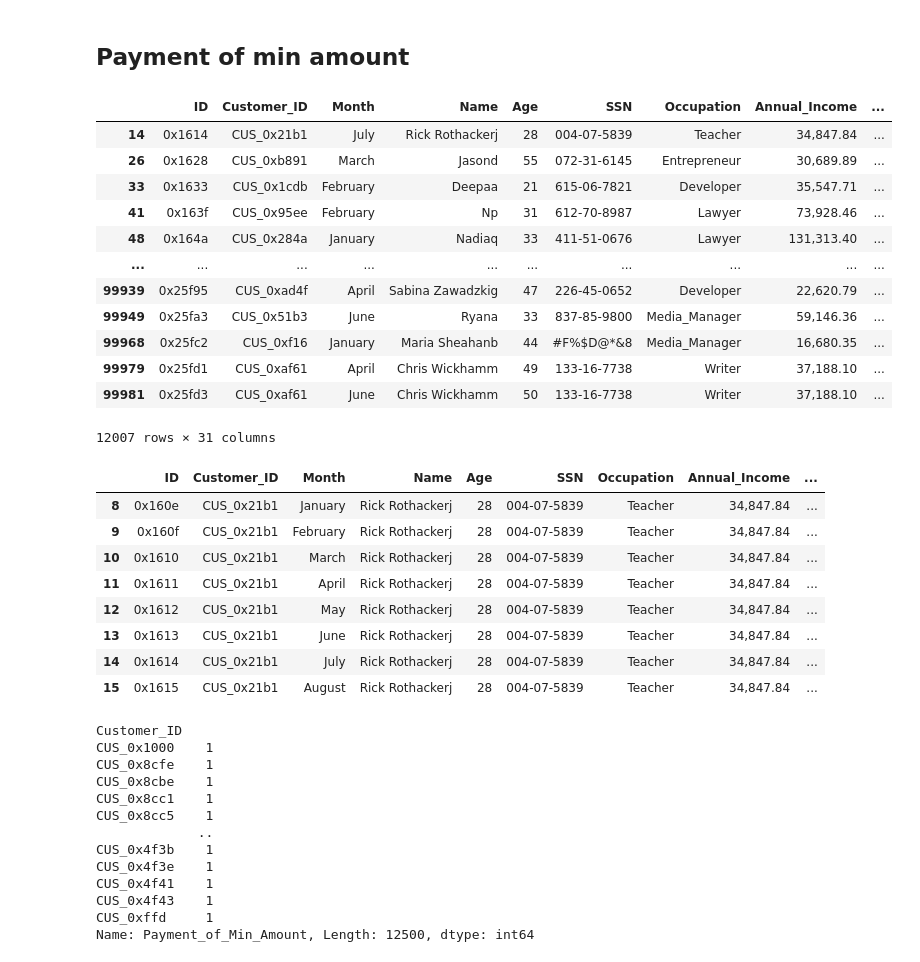
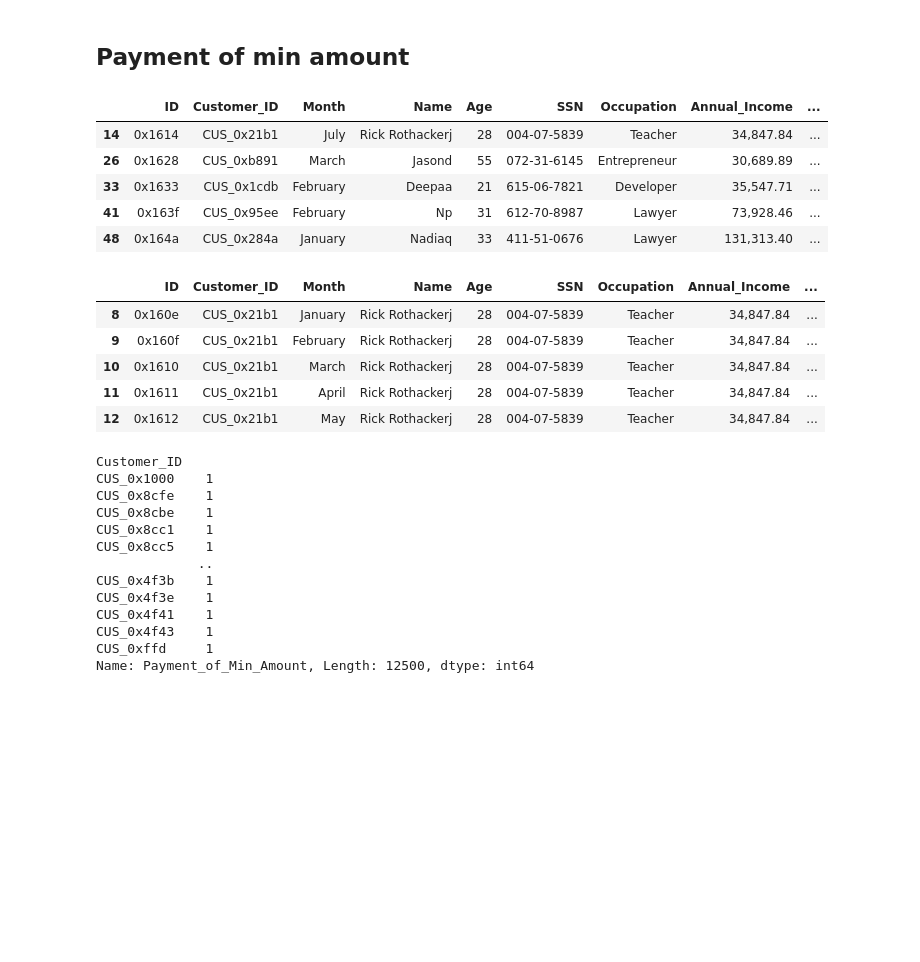
Before and after one commit to FerCorcuera/Credit-Score-Classification, a Jupyter notebook: notebooks/01_data_cleaning.ipynb, the cells around one changed output. Cells and saved outputs as stored; diff of their text form; code cells hidden in the pictures; blank space fills up the shorter version.

```diff
--- a/notebooks/01_data_cleaning.ipynb
+++ b/notebooks/01_data_cleaning.ipynb
@@ -109,0 +101,5 @@ memory usage: 21.4+ MB
+# %%
+train_df["Credit_History_Age"] = train_df["Credit_History_Age"].apply(
+    clean_credit_history
+)
+train_df["Credit_History_Age"].describe()
@@ -153,3 +194,5 @@ categorical_variables = [
+# %%
+train_df["Payment_Behaviour"] = train_df["Payment_Behaviour"].replace("!@9#%8", pd.NA)
 # %% [markdown]
 ## Occupation
 # %%
@@ -266,5 +291,5 @@ def clean_loans(a):
 # %%
-train_df["Type_of_Loan"] = train_df["Type_of_Loan"].apply(clean_loans)
+train_df["Type_of_Loan"] = train_df["Type_of_Loan"].apply(clean_type_of_loan)
 # %%
 unique_loans = set()
 
@@ -401,23 +423,16 @@ Name: count, dtype: int64
 # %% [markdown]
 ## Payment of min amount
 # %%
-train_df[train_df["Payment_of_Min_Amount"] == "NM"]
+train_df[train_df["Payment_of_Min_Amount"] == "NM"].head()
 # %% [output]
 |  | ID | Customer_ID | Month | Name | Age | SSN | Occupation | Annual_Income | ... |
 | 14 | 0x1614 | CUS_0x21b1 | July | Rick Rothackerj | 28 | 004-07-5839 | Teacher | 34,847.84 | ... |
 | 26 | 0x1628 | CUS_0xb891 | March | Jasond | 55 | 072-31-6145 | Entrepreneur | 30,689.89 | ... |
 | 33 | 0x1633 | CUS_0x1cdb | February | Deepaa | 21 | 615-06-7821 | Developer | 35,547.71 | ... |
 | 41 | 0x163f | CUS_0x95ee | February | Np | 31 | 612-70-8987 | Lawyer | 73,928.46 | ... |
 | 48 | 0x164a | CUS_0x284a | January | Nadiaq | 33 | 411-51-0676 | Lawyer | 131,313.40 | ... |
-| ... | ... | ... | ... | ... | ... | ... | ... | ... | ... |
-| 99939 | 0x25f95 | CUS_0xad4f | April | Sabina Zawadzkig | 47 | 226-45-0652 | Developer | 22,620.79 | ... |
-| 99949 | 0x25fa3 | CUS_0x51b3 | June | Ryana | 33 | 837-85-9800 | Media_Manager | 59,146.36 | ... |
-| 99968 | 0x25fc2 | CUS_0xf16 | January | Maria Sheahanb | 44 | #F%$D@*&8 | Media_Manager | 16,680.35 | ... |
-| 99979 | 0x25fd1 | CUS_0xaf61 | April | Chris Wickhamm | 49 | 133-16-7738 | Writer | 37,188.10 | ... |
-| 99981 | 0x25fd3 | CUS_0xaf61 | June | Chris Wickhamm | 50 | 133-16-7738 | Writer | 37,188.10 | ... |
-12007 rows × 31 columns
 # %%
-train_df[train_df["Customer_ID"] == "CUS_0x21b1"]
+train_df[train_df["Customer_ID"] == "CUS_0x21b1"].head()
 # %% [output]
 |  | ID | Customer_ID | Month | Name | Age | SSN | Occupation | Annual_Income | ... |
 | 8 | 0x160e | CUS_0x21b1 | January | Rick Rothackerj | 28 | 004-07-5839 | Teacher | 34,847.84 | ... |
@@ -425,9 +440,6 @@ train_df[train_df["Customer_ID"] == "CUS_0x21b1"]
 | 10 | 0x1610 | CUS_0x21b1 | March | Rick Rothackerj | 28 | 004-07-5839 | Teacher | 34,847.84 | ... |
 | 11 | 0x1611 | CUS_0x21b1 | April | Rick Rothackerj | 28 | 004-07-5839 | Teacher | 34,847.84 | ... |
 | 12 | 0x1612 | CUS_0x21b1 | May | Rick Rothackerj | 28 | 004-07-5839 | Teacher | 34,847.84 | ... |
-| 13 | 0x1613 | CUS_0x21b1 | June | Rick Rothackerj | 28 | 004-07-5839 | Teacher | 34,847.84 | ... |
-| 14 | 0x1614 | CUS_0x21b1 | July | Rick Rothackerj | 28 | 004-07-5839 | Teacher | 34,847.84 | ... |
-| 15 | 0x1615 | CUS_0x21b1 | August | Rick Rothackerj | 28 | 004-07-5839 | Teacher | 34,847.84 | ... |
 # %%
 df_test_cm = train_df[train_df["Payment_of_Min_Amount"] != "NM"]
 df_test_cm.groupby("Customer_ID")["Payment_of_Min_Amount"].nunique().sort_values(
```
Also changed, not shown: parts of 39 cells of this notebook, 1 other file.
